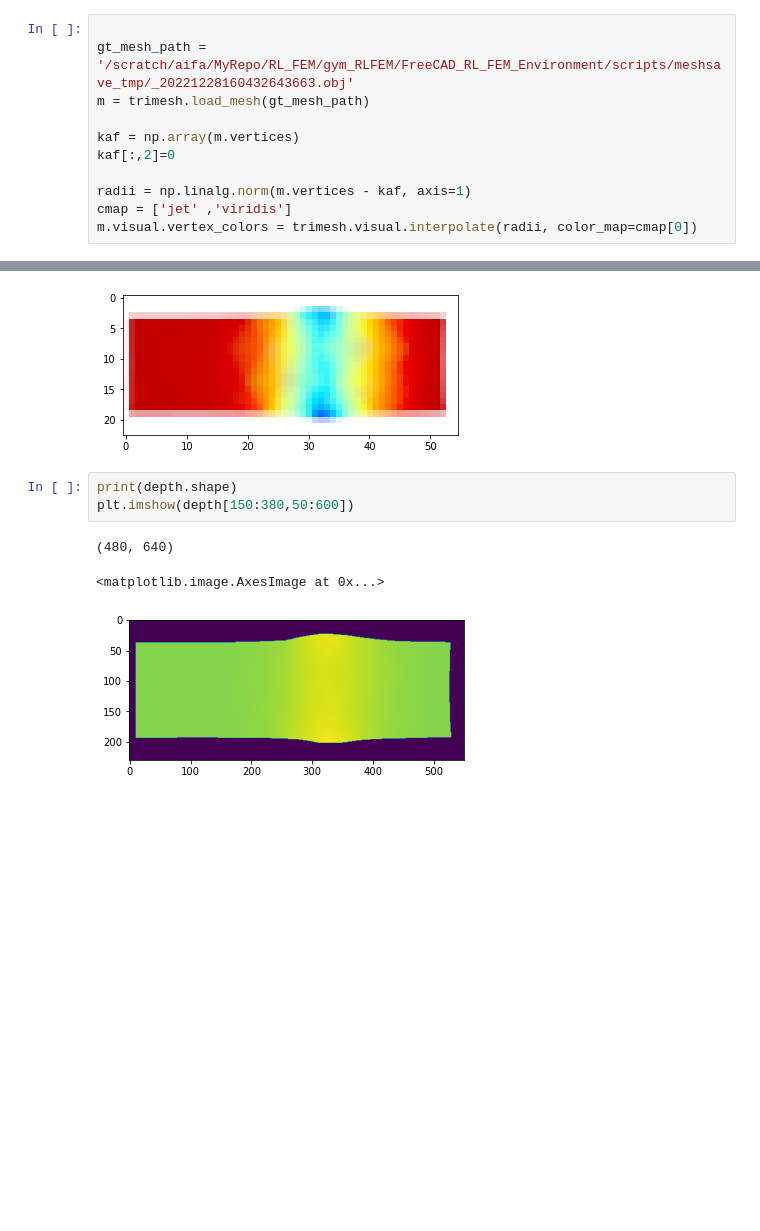
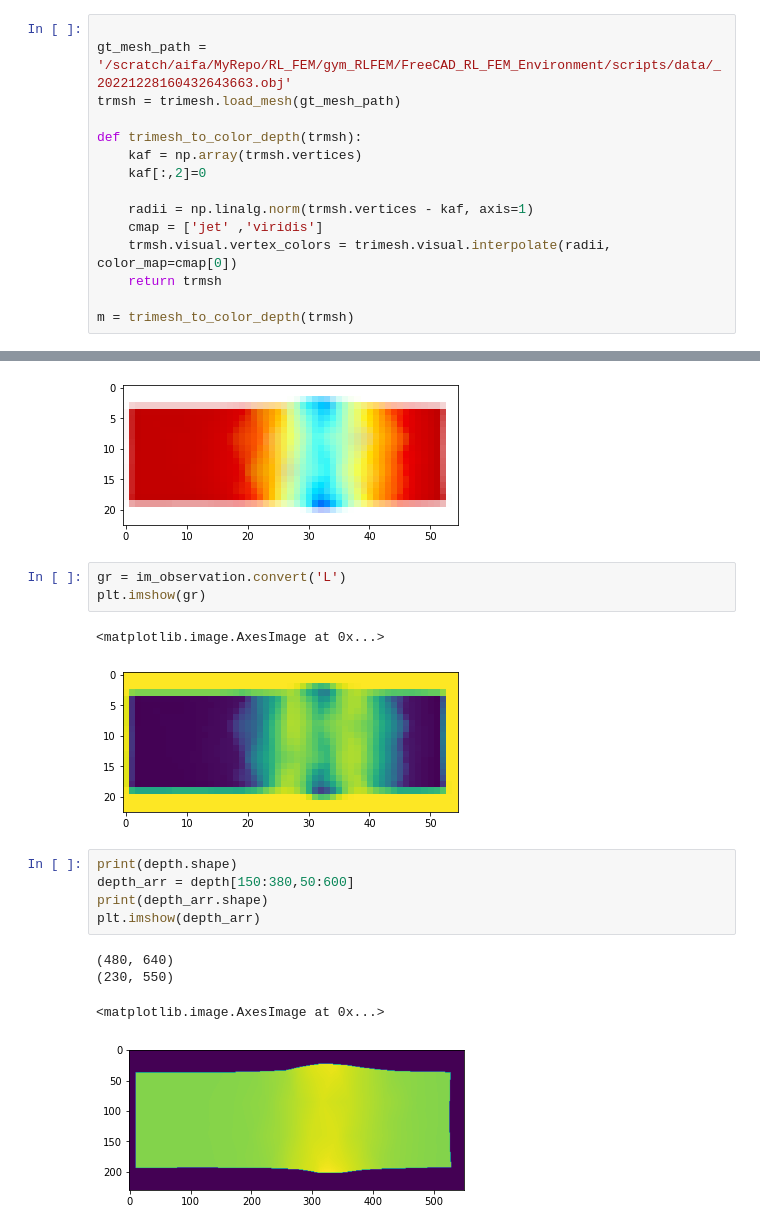
Before and after one commit to hex41434/FreeCAD_RL_FEM_Environment, a Jupyter notebook: scripts/create_observation.ipynb, the cells around one changed output, grey strips where cells are left out. Saved outputs shown, nothing was run; the diff lists cells and outputs as text; blank space fills up the shorter version.

```diff
--- a/scripts/create_observation.ipynb
+++ b/scripts/create_observation.ipynb
@@ -12,15 +12,19 @@ import sys
 # print(sys.path)
 # %%
 
-gt_mesh_path = '/scratch/aifa/MyRepo/RL_FEM/gym_RLFEM/FreeCAD_RL_FEM_Environment/scripts/meshsave_tmp/_20221228160432643663.obj'
-m = trimesh.load_mesh(gt_mesh_path)
+gt_mesh_path = '/scratch/aifa/MyRepo/RL_FEM/gym_RLFEM/FreeCAD_RL_FEM_Environment/scripts/data/_20221228160432643663.obj'
+trmsh = trimesh.load_mesh(gt_mesh_path)
 
-kaf = np.array(m.vertices)
-kaf[:,2]=0
+def trimesh_to_color_depth(trmsh):
+    kaf = np.array(trmsh.vertices)
+    kaf[:,2]=0
 
-radii = np.linalg.norm(m.vertices - kaf, axis=1)
-cmap = ['jet' ,'viridis']
-m.visual.vertex_colors = trimesh.visual.interpolate(radii, color_map=cmap[0])
+    radii = np.linalg.norm(trmsh.vertices - kaf, axis=1)
+    cmap = ['jet' ,'viridis']
+    trmsh.visual.vertex_colors = trimesh.visual.interpolate(radii, color_map=cmap[0])
+    return trmsh
+
+m = trimesh_to_color_depth(trmsh)
 # %%
 scene = trimesh.Scene()
 scene.add_geometry(m)
@@ -66,10 +70,19 @@ plt.imshow(im_observation)
 # %% [output]
 <matplotlib.image.AxesImage at 0x...>
 [figure]
+# %%
+gr = im_observation.convert('L')
+plt.imshow(gr)
+# %% [output]
+<matplotlib.image.AxesImage at 0x...>
+[figure, added]
 # %%
 print(depth.shape)
-plt.imshow(depth[150:380,50:600])
+depth_arr = depth[150:380,50:600]
+print(depth_arr.shape)
+plt.imshow(depth_arr)
 # %% [output]
 (480, 640)
+(230, 550)
 <matplotlib.image.AxesImage at 0x...>
 [figure]
```
Also changed, not shown: parts of 5 cells of this notebook, 8 other files.
